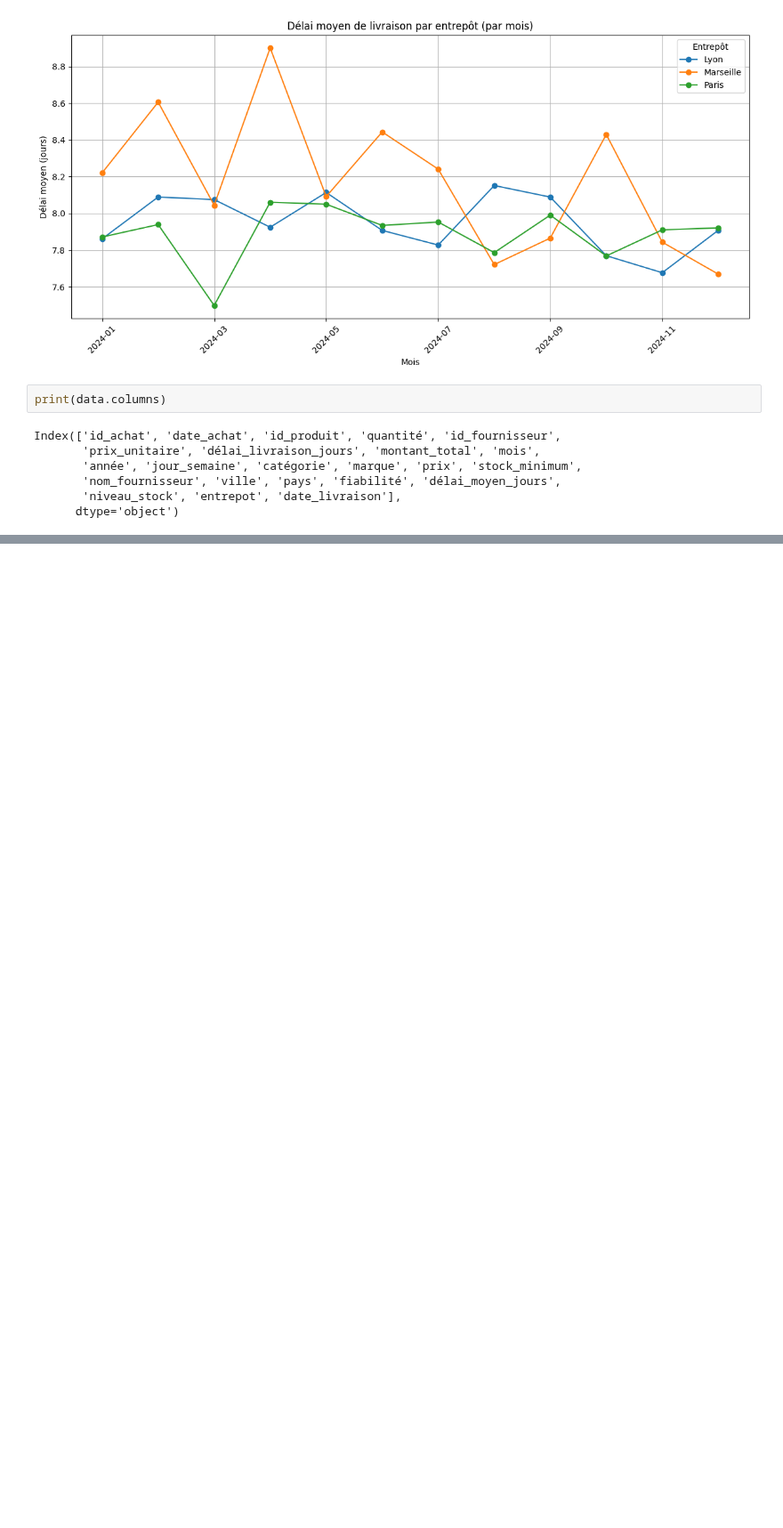
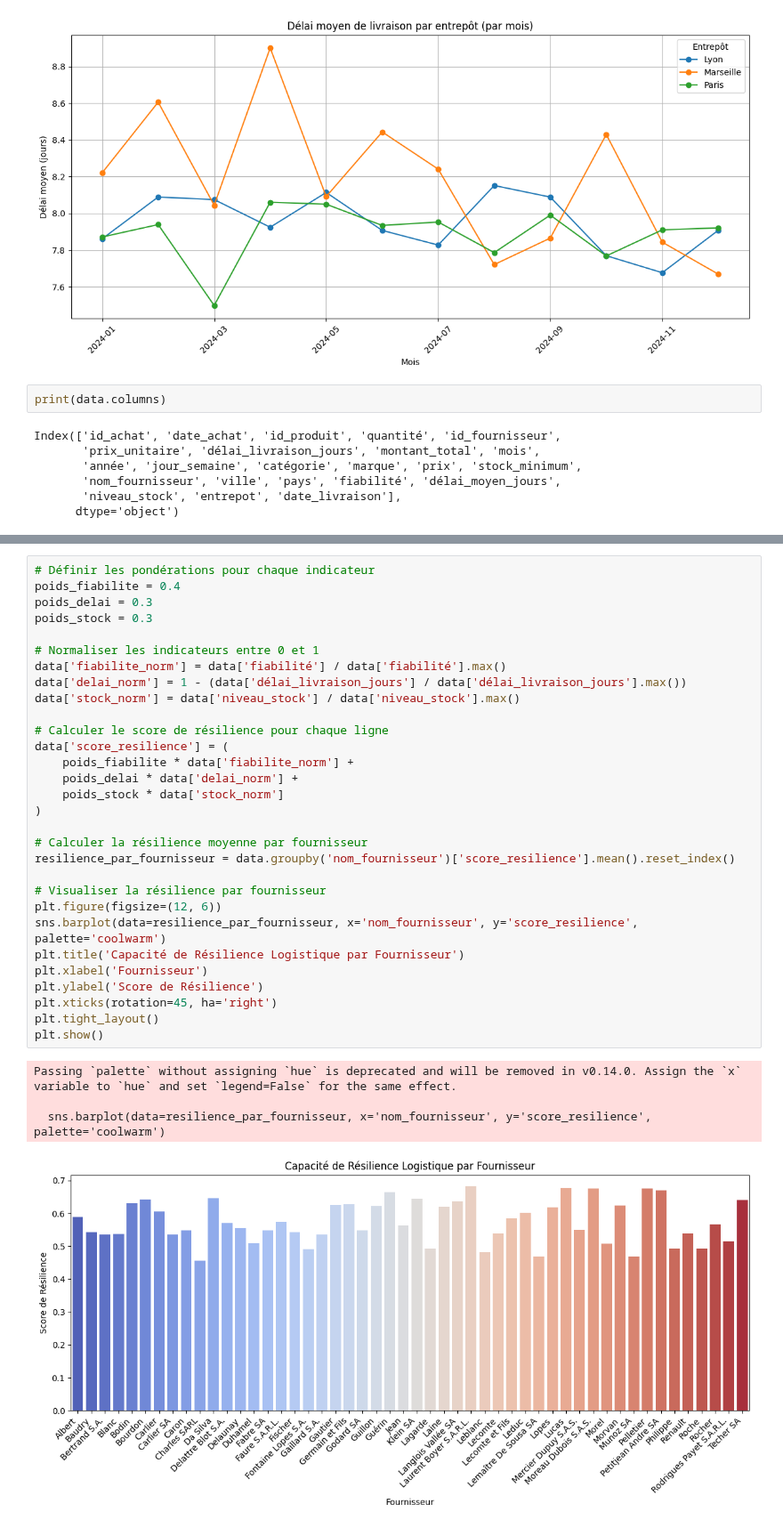
Before and after one commit to Fanaingamampiandra/Projet_Supply_chain, a Jupyter notebook: stephanie/achat_prod_fourn_stock.ipynb, the cells around one changed output, grey strips where cells are left out. Shown at 89% size. Drawn from its saved outputs; the diff is of its cells as text; blank space fills up the shorter version.

```diff
--- a/stephanie/achat_prod_fourn_stock.ipynb
+++ b/stephanie/achat_prod_fourn_stock.ipynb
@@ -215,0 +316,35 @@ Index(['id_achat', 'date_achat', 'id_produit', 'quantité', 'id_fournisseur',
+# %%
+# Définir les pondérations pour chaque indicateur
+poids_fiabilite = 0.4
+poids_delai = 0.3
+poids_stock = 0.3
+
+# Normaliser les indicateurs entre 0 et 1
+data['fiabilite_norm'] = data['fiabilité'] / data['fiabilité'].max()
+data['delai_norm'] = 1 - (data['délai_livraison_jours'] / data['délai_livraison_jours'].max())
+data['stock_norm'] = data['niveau_stock'] / data['niveau_stock'].max()
+
+# Calculer le score de résilience pour chaque ligne
+data['score_resilience'] = (
+    poids_fiabilite * data['fiabilite_norm'] +
+    poids_delai * data['delai_norm'] +
+    poids_stock * data['stock_norm']
+)
+
+# Calculer la résilience moyenne par fournisseur
+resilience_par_fournisseur = data.groupby('nom_fournisseur')['score_resilience'].mean().reset_index()
+
+# Visualiser la résilience par fournisseur
+plt.figure(figsize=(12, 6))
+sns.barplot(data=resilience_par_fournisseur, x='nom_fournisseur', y='score_resilience', palette='coolwarm')
+plt.title('Capacité de Résilience Logistique par Fournisseur')
+plt.xlabel('Fournisseur')
+plt.ylabel('Score de Résilience')
+plt.xticks(rotation=45, ha='right')
+plt.tight_layout()
+plt.show()
+# %% [output]
+Passing `palette` without assigning `hue` is deprecated and will be removed in v0.14.0. Assign the `x` variable to `hue` and set `legend=False` for the same effect.
+
+  sns.barplot(data=resilience_par_fournisseur, x='nom_fournisseur', y='score_resilience', palette='coolwarm')
+[figure, added]
```
Also changed, not shown: parts of 9 cells of this notebook.
